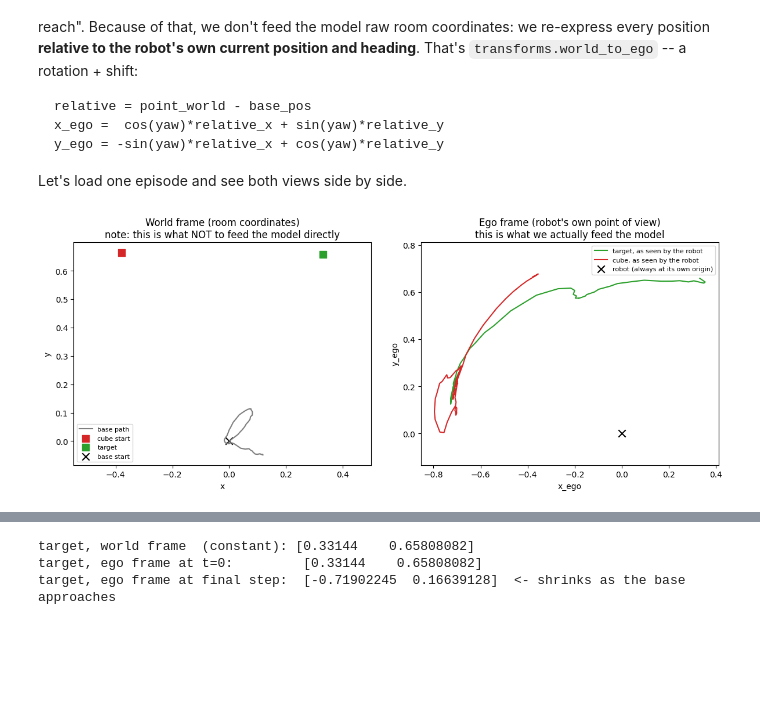
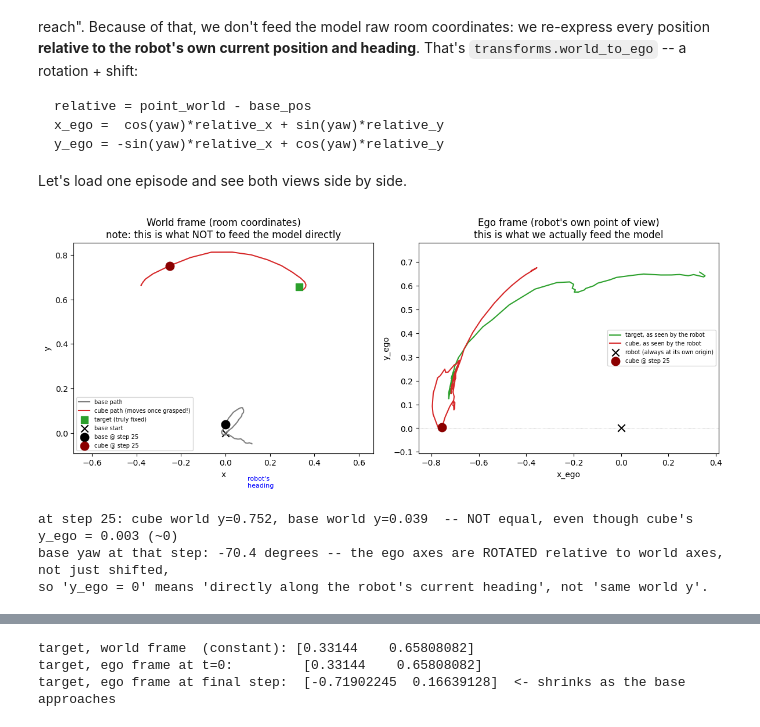
Before and after one commit to vladlanda/robotic-transformer, a Jupyter notebook: notebooks/01_project_walkthrough.ipynb, the cells around one changed output, grey strips where cells are left out. Saved outputs shown, nothing was run; the diff lists cells and outputs as text; code cells hidden in the pictures; blank space fills up the shorter version.

```diff
--- a/notebooks/01_project_walkthrough.ipynb
+++ b/notebooks/01_project_walkthrough.ipynb
@@ -191,29 +191,55 @@ y_ego = -sin(yaw)*relative_x + cos(yaw)*relative_y
 
 Let's load one episode and see both views side by side.
 # %%
+ep = load_episode(EXAMPLE_EPISODE, action_mode="next_state")
 
-ep = load_episode(EXAMPLE_EPISODE, action_mode="next_state")
+# Highlight one specific timestep on BOTH plots -- the step where the cube's
+# ego-frame y crosses ~0 -- to make concretely visible what that actually
+# corresponds to in the room.
+i_highlight = int(np.argmin(np.abs(ep.cube_pos_ego[:, 1])))
 
 fig, axes = plt.subplots(1, 2, figsize=(12, 5))
 
 ax = axes[0]
 ax.plot(*ep.base_pos_world.T, label="base path", color="tab:gray")
-ax.scatter(*ep.cube_pos_world[0, :2], color="tab:red", marker="s", s=80, label="cube start")
-ax.scatter(*ep.target_pos_world[0, :2], color="tab:green", marker="s", s=80, label="target")
+ax.plot(*ep.cube_pos_world[:, :2].T, label="cube path (moves once grasped!)", color="tab:red")
+ax.scatter(*ep.target_pos_world[0, :2], color="tab:green", marker="s", s=80, label="target (truly fixed)")
 ax.scatter(*ep.base_pos_world[0], color="black", marker="x", s=80, label="base start")
+ax.scatter(*ep.base_pos_world[i_highlight], color="black", s=110, zorder=5,
+           label=f"base @ step {i_highlight}")
+ax.scatter(*ep.cube_pos_world[i_highlight, :2], color="darkred", s=110, zorder=5,
+           label=f"cube @ step {i_highlight}")
+yaw = ep.base_yaw[i_highlight]
+heading = np.array([np.cos(yaw), np.sin(yaw)]) * 0.3
+ax.annotate("", xy=ep.base_pos_world[i_highlight] + heading, xytext=ep.base_pos_world[i_highlight],
+            arrowprops=dict(arrowstyle="->", color="blue", lw=2))
+ax.text(*(ep.base_pos_world[i_highlight] + heading), "robot's\nheading", color="blue", fontsize=8)
 ax.set_title("World frame (room coordinates)\nnote: this is what NOT to feed the model directly")
-ax.set_xlabel("x"); ax.set_ylabel("y"); ax.axis("equal"); ax.legend(fontsize=8)
+ax.set_xlabel("x"); ax.set_ylabel("y"); ax.axis("equal"); ax.legend(fontsize=7, loc="best")
 
 ax = axes[1]
 ax.plot(*ep.target_pos_ego.T, label="target, as seen by the robot", color="tab:green")
 ax.plot(*ep.cube_pos_ego.T, label="cube, as seen by the robot", color="tab:red")
 ax.scatter([0], [0], color="black", marker="x", s=80, label="robot (always at its own origin)")
+ax.scatter(*ep.cube_pos_ego[i_highlight], color="darkred", s=110, zorder=5,
+           label=f"cube @ step {i_highlight}")
+ax.axhline(0, color="gray", linewidth=0.5, linestyle=":")
 ax.set_title("Ego frame (robot's own point of view)\nthis is what we actually feed the model")
-ax.set_xlabel("x_ego"); ax.set_ylabel("y_ego"); ax.axis("equal"); ax.legend(fontsize=8)
+ax.set_xlabel("x_ego"); ax.set_ylabel("y_ego"); ax.axis("equal"); ax.legend(fontsize=7, loc="best")
 
 plt.tight_layout()
 plt.show()
+
+print(f"at step {i_highlight}: cube world y={ep.cube_pos_world[i_highlight,1]:.3f}, "
+      f"base world y={ep.base_pos_world[i_highlight,1]:.3f}  -- NOT equal, "
+      f"even though cube's y_ego = {ep.cube_pos_ego[i_highlight,1]:.3f} (~0)")
+print(f"base yaw at that step: {np.degrees(ep.base_yaw[i_highlight]):.1f} degrees "
+      f"-- the ego axes are ROTATED relative to world axes, not just shifted,")
+print("so 'y_ego = 0' means 'directly along the robot's current heading', not 'same world y'.")
 # %% [output]
-[figure, old version]
+[figure, new version]
+at step 25: cube world y=0.752, base world y=0.039  -- NOT equal, even though cube's y_ego = 0.003 (~0)
+base yaw at that step: -70.4 degrees -- the ego axes are ROTATED relative to world axes, not just shifted,
+so 'y_ego = 0' means 'directly along the robot's current heading', not 'same world y'.
 # %% [markdown]
 
```
Also changed, not shown: parts of 1 cell of this notebook.
